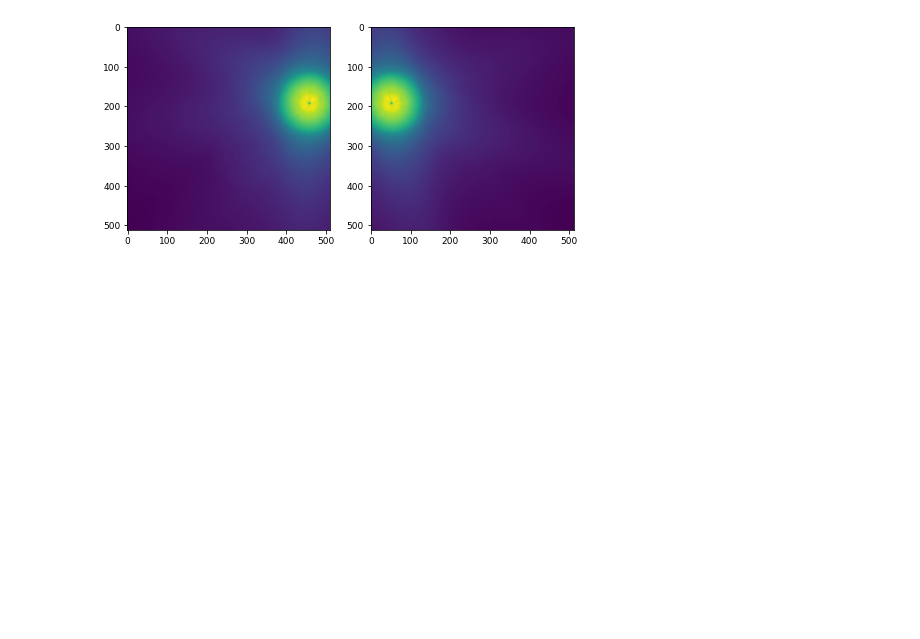
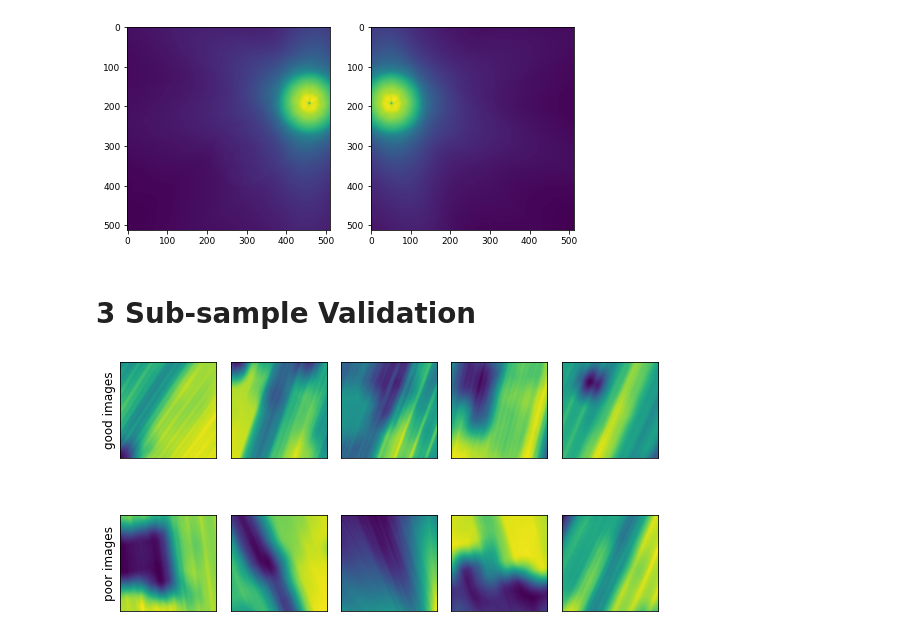
Before and after one commit to zhutchens1/rass-quality-determination, a Jupyter notebook: FinalNotebook.ipynb, the cells around one changed output. Drawn from its saved outputs; the diff is of its cells as text; code cells hidden in the pictures; blank space fills up the shorter version.

Commit message:
Adding a new figure to validate a 10-pic subsample

```diff
--- a/FinalNotebook.ipynb
+++ b/FinalNotebook.ipynb
@@ -215,3 +215,26 @@ axs[1].imshow(img)
 plt.show()
 # %% [output]
 [figure]
+# %% [markdown]
+# 3 Sub-sample Validation
+# %%
+nsamples=5
+poornames = features[features.poor_quality_flag<0].sample(nsamples).image.to_list()
+goodnames = features[features.poor_quality_flag>0].sample(nsamples).image.to_list()
+# %%
+fig,axs=plt.subplots(nrows=2,ncols=len(poornames),figsize=(8,5))
+axs[1][0].set_ylabel('poor images')
+axs[0][0].set_ylabel('good images')
+for col in range(0,axs.shape[1]):
+    axs[0][col].imshow(fits.open('./exposuremaps/'+goodnames[col]+'_mex.fits')[0].data)
+    axs[0][col].axes.xaxis.set_ticks([])
+    axs[0][col].axes.yaxis.set_ticks([])
+for col in range(0,axs.shape[1]):
+    axs[1][col].imshow(fits.open('./exposuremaps/'+poornames[col]+'_mex.fits')[0].data)
+    axs[1][col].axes.xaxis.set_ticks([])
+    axs[1][col].axes.yaxis.set_ticks([])
+plt.tight_layout()
+plt.savefig("./figures/subsample_validation.png")
+plt.show()
+# %% [output]
+[figure, added]
```
Also changed, not shown: parts of 6 cells of this notebook.
